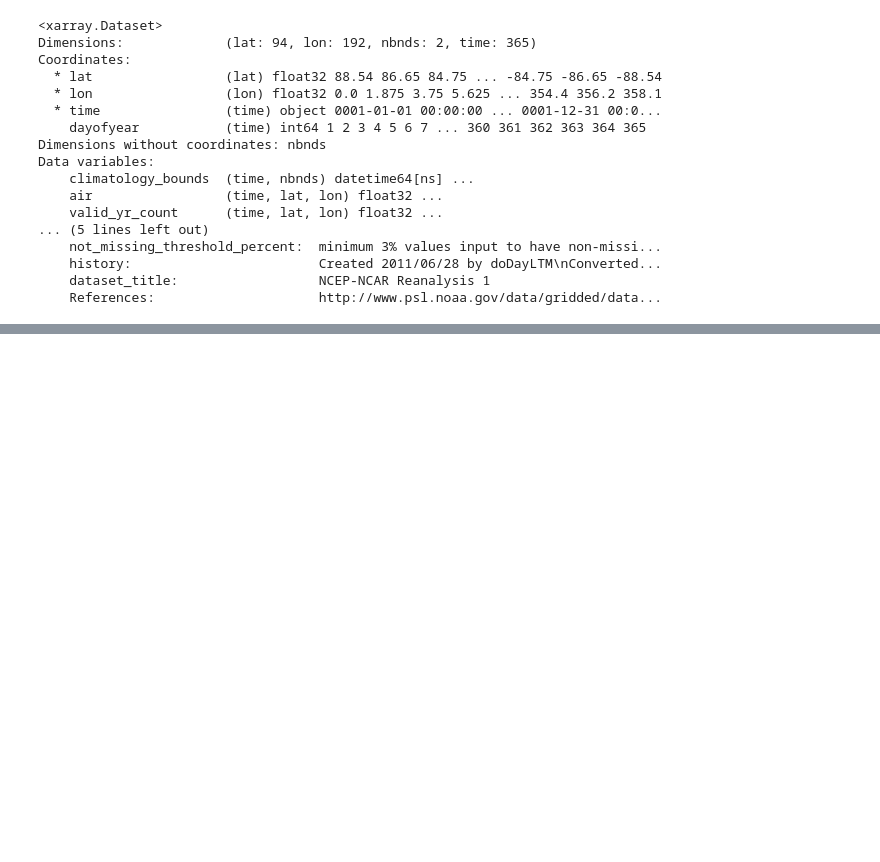
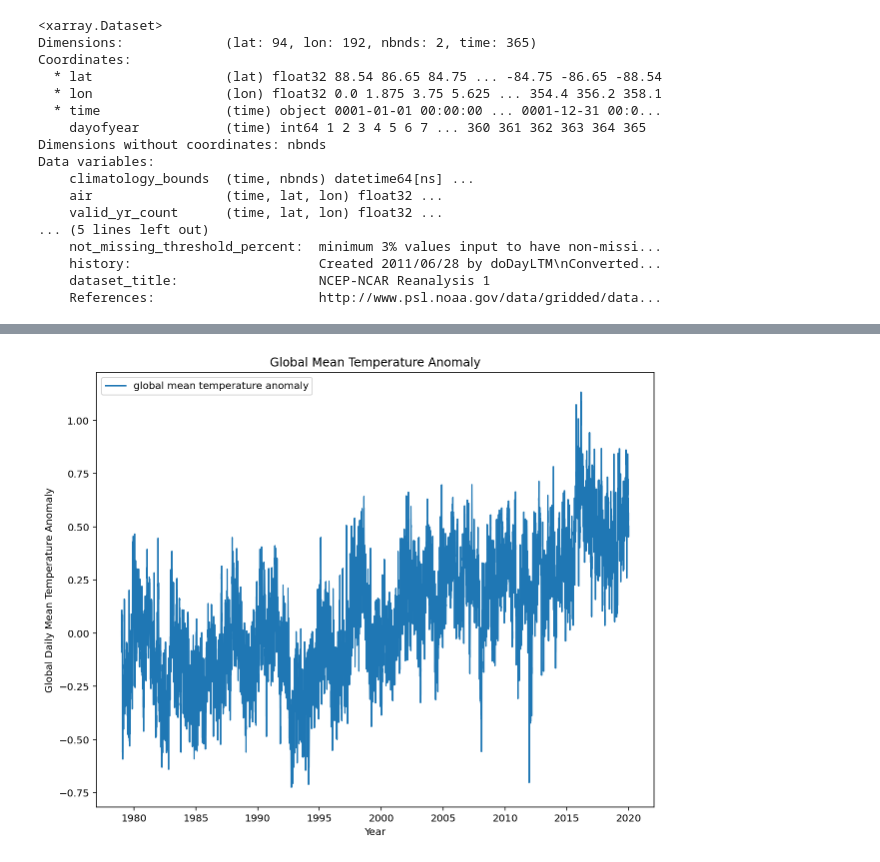
Before and after one commit to Lulurussell/CICOES-code, a Jupyter notebook: NCEP_NCAR_data.ipynb, the cells around one changed output, grey strips where cells are left out. Drawn from its saved outputs; the diff is of its cells as text; code cells hidden in the pictures; blank space fills up the shorter version.

```diff
--- a/NCEP_NCAR_data.ipynb
+++ b/NCEP_NCAR_data.ipynb
@@ -141,0 +239,13 @@ Attributes:
+# %%
+plt.figure(figsize=(10,8))
+#timeslice = histdata.sel(time=slice('1979-01-01', '2020-12-31')).to_array
+#timeslice = np.asarray(histdata['time'])
+plt.plot(gmsts['time'],gmsts['anomalies'],label = 'global mean temperature anomaly')
+#plt.xlim(1980,2100)
+plt.title('Global Mean Temperature Anomaly')
+plt.legend()
+plt.xlabel('Year')
+plt.ylabel('Global Daily Mean Temperature Anomaly')
+plt.savefig('./figures/NCEP_NCAR_anomalies/NCEPNCAR_global_mean_anomalies.png')
+# %% [output]
+[figure, added]
```
Also changed, not shown: parts of 15 cells of this notebook, 4 other files.
